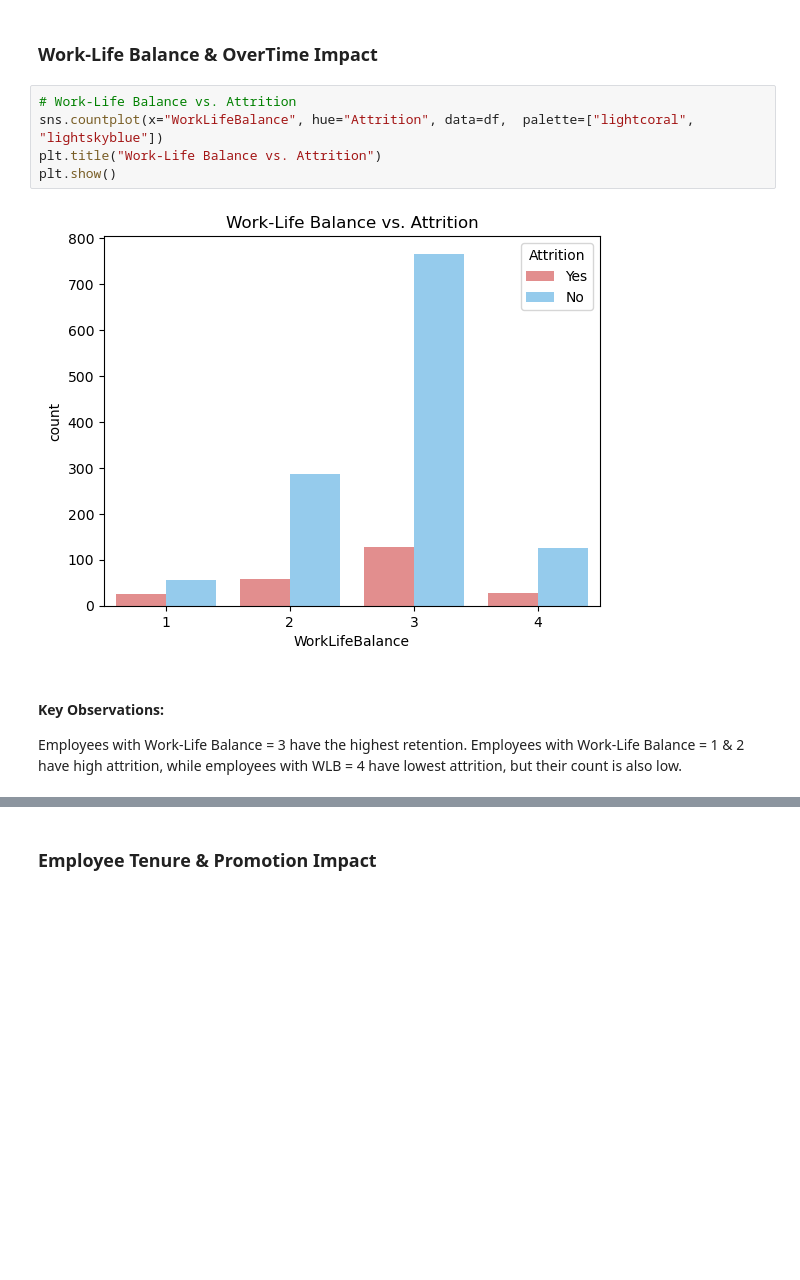
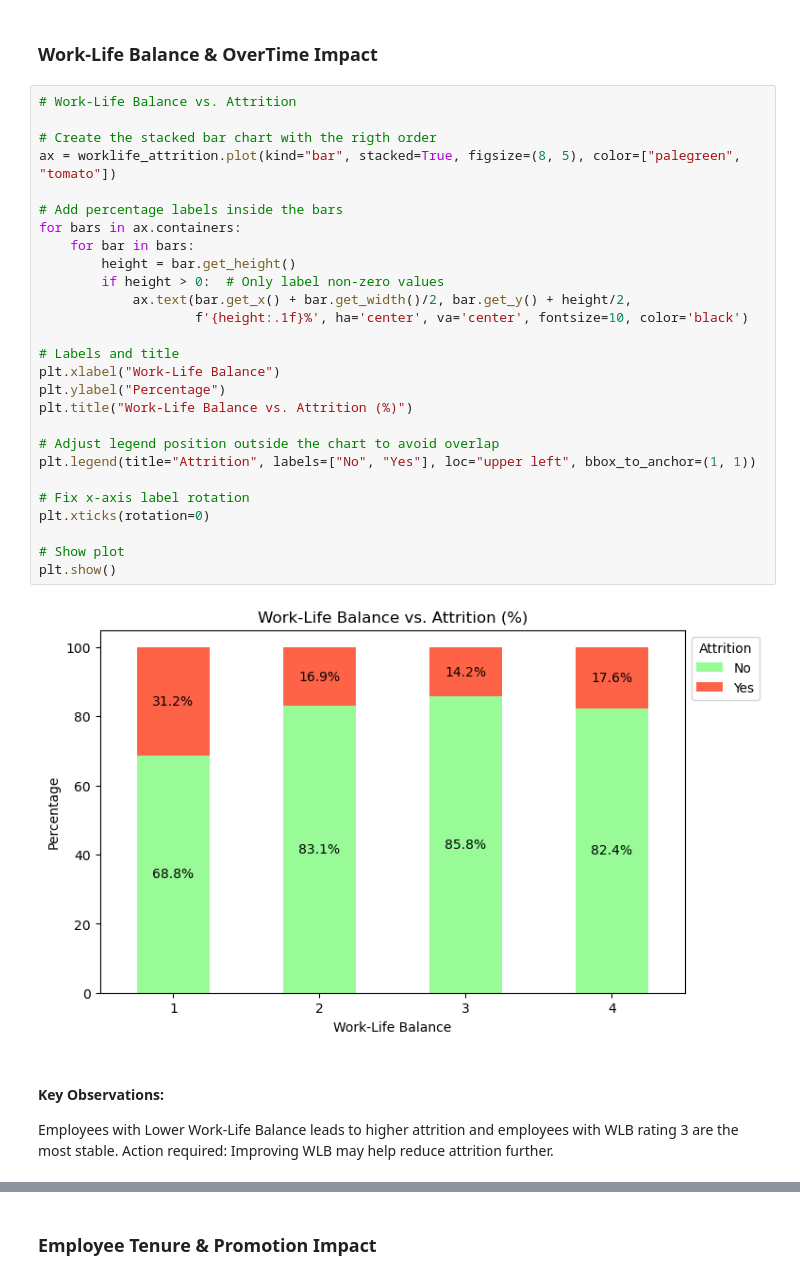
Before and after one commit to macch3/Employee-Attrition-Report, a Jupyter notebook: HR_Employee_Attrition.ipynb, the cells around one changed output, grey strips where cells are left out. Drawn from its saved outputs; the diff is of its cells as text; blank space fills up the shorter version.

```diff
--- a/HR_Employee_Attrition.ipynb
+++ b/HR_Employee_Attrition.ipynb
@@ -299,13 +354,36 @@ Employees who left (Attrition = Yes) earn less on average than those who stayed.
 ### **Work-Life Balance & OverTime Impact**
 # %%
 # Work-Life Balance vs. Attrition
-sns.countplot(x="WorkLifeBalance", hue="Attrition", data=df,  palette=["lightcoral", "lightskyblue"])
-plt.title("Work-Life Balance vs. Attrition")
+
+# Create the stacked bar chart with the rigth order
+ax = worklife_attrition.plot(kind="bar", stacked=True, figsize=(8, 5), color=["palegreen", "tomato"])
+
+# Add percentage labels inside the bars
+for bars in ax.containers:
+    for bar in bars:
+        height = bar.get_height()
+        if height > 0:  # Only label non-zero values
+            ax.text(bar.get_x() + bar.get_width()/2, bar.get_y() + height/2,
+                    f'{height:.1f}%', ha='center', va='center', fontsize=10, color='black')
+
+# Labels and title
+plt.xlabel("Work-Life Balance")
+plt.ylabel("Percentage")
+plt.title("Work-Life Balance vs. Attrition (%)")
+
+# Adjust legend position outside the chart to avoid overlap
+plt.legend(title="Attrition", labels=["No", "Yes"], loc="upper left", bbox_to_anchor=(1, 1))
+
+# Fix x-axis label rotation
+plt.xticks(rotation=0)
+
+# Show plot
 plt.show()
 # %% [output]
-[figure, old version]
+[figure, new version]
 # %% [markdown]
 #### Key Observations:
-Employees with Work-Life Balance = 3 have the highest retention. Employees with Work-Life Balance = 1 & 2 have high attrition, while employees with WLB = 4 have lowest attrition, but their count is also low.
+Employees with Lower Work-Life Balance leads to higher attrition and employees with WLB rating 3 are the most stable.
+Action required: Improving WLB may help reduce attrition further.
 # %%
 # OverTime Impact on Attrition
```
Also changed, not shown: parts of 28 cells of this notebook.
